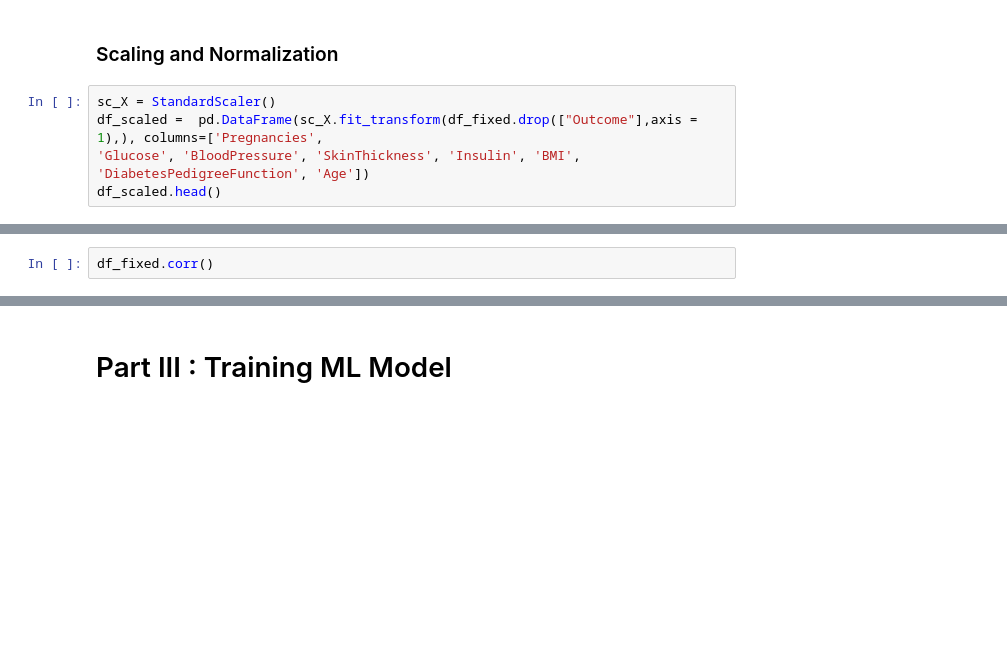
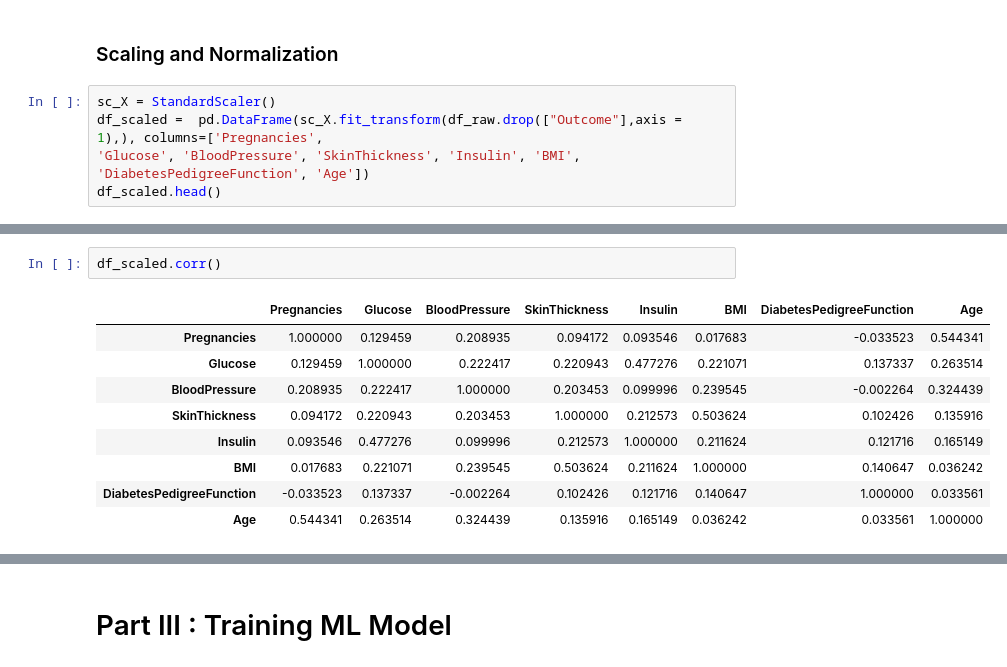
Before and after one commit to j-lepard/Predicting-Diabetes, a Jupyter notebook: Supervised Learning - Project.ipynb, the cells around one changed output, grey strips where cells are left out. Cells and saved outputs as stored; diff of their text form; blank space fills up the shorter version.

```diff
--- a/Supervised Learning - Project.ipynb
+++ b/Supervised Learning - Project.ipynb
@@ -615,6 +616,6 @@ Total Zeros in Age = 0
 ### Scaling and Normalization
 # %%
 sc_X = StandardScaler()
-df_scaled =  pd.DataFrame(sc_X.fit_transform(df_fixed.drop(["Outcome"],axis = 1),), columns=['Pregnancies',
+df_scaled =  pd.DataFrame(sc_X.fit_transform(df_raw.drop(["Outcome"],axis = 1),), columns=['Pregnancies',
 'Glucose', 'BloodPressure', 'SkinThickness', 'Insulin', 'BMI', 'DiabetesPedigreeFunction', 'Age'])
 df_scaled.head()
@@ -621,5 +629,15 @@ df_scaled.head()
 # %%
-df_fixed.corr()
+df_scaled.corr()
+# %% [output]
+|  | Pregnancies | Glucose | BloodPressure | SkinThickness | Insulin | BMI | DiabetesPedigreeFunction | Age |
+| Pregnancies | 1.000000 | 0.129459 | 0.208935 | 0.094172 | 0.093546 | 0.017683 | -0.033523 | 0.544341 |
+| Glucose | 0.129459 | 1.000000 | 0.222417 | 0.220943 | 0.477276 | 0.221071 | 0.137337 | 0.263514 |
+| BloodPressure | 0.208935 | 0.222417 | 1.000000 | 0.203453 | 0.099996 | 0.239545 | -0.002264 | 0.324439 |
+| SkinThickness | 0.094172 | 0.220943 | 0.203453 | 1.000000 | 0.212573 | 0.503624 | 0.102426 | 0.135916 |
+| Insulin | 0.093546 | 0.477276 | 0.099996 | 0.212573 | 1.000000 | 0.211624 | 0.121716 | 0.165149 |
+| BMI | 0.017683 | 0.221071 | 0.239545 | 0.503624 | 0.211624 | 1.000000 | 0.140647 | 0.036242 |
+| DiabetesPedigreeFunction | -0.033523 | 0.137337 | -0.002264 | 0.102426 | 0.121716 | 0.140647 | 1.000000 | 0.033561 |
+| Age | 0.544341 | 0.263514 | 0.324439 | 0.135916 | 0.165149 | 0.036242 | 0.033561 | 1.000000 |
 # %%
 f, ax = plt.subplots(figsize=(10, 10))
 sns.heatmap(df_scaled.corr(), annot=True, linewidths=0.5, linecolor="black", fmt=".2f", ax=ax)
```
Also changed, not shown: parts of 17 cells of this notebook.
